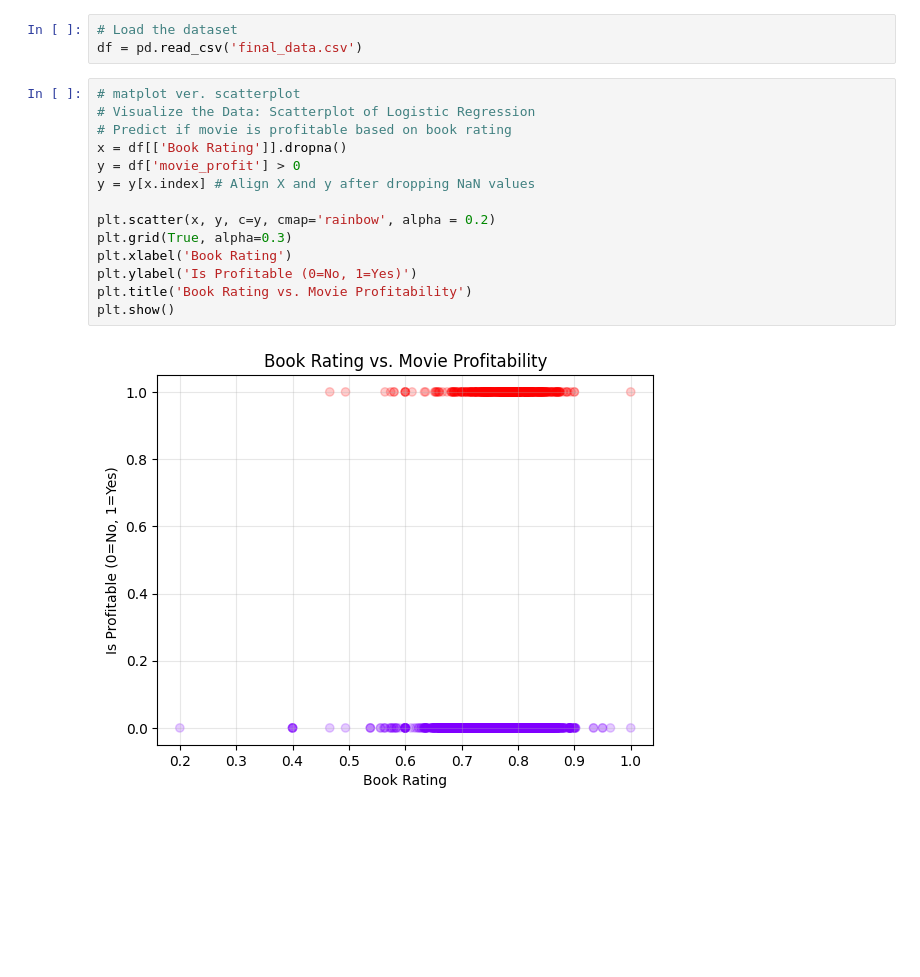
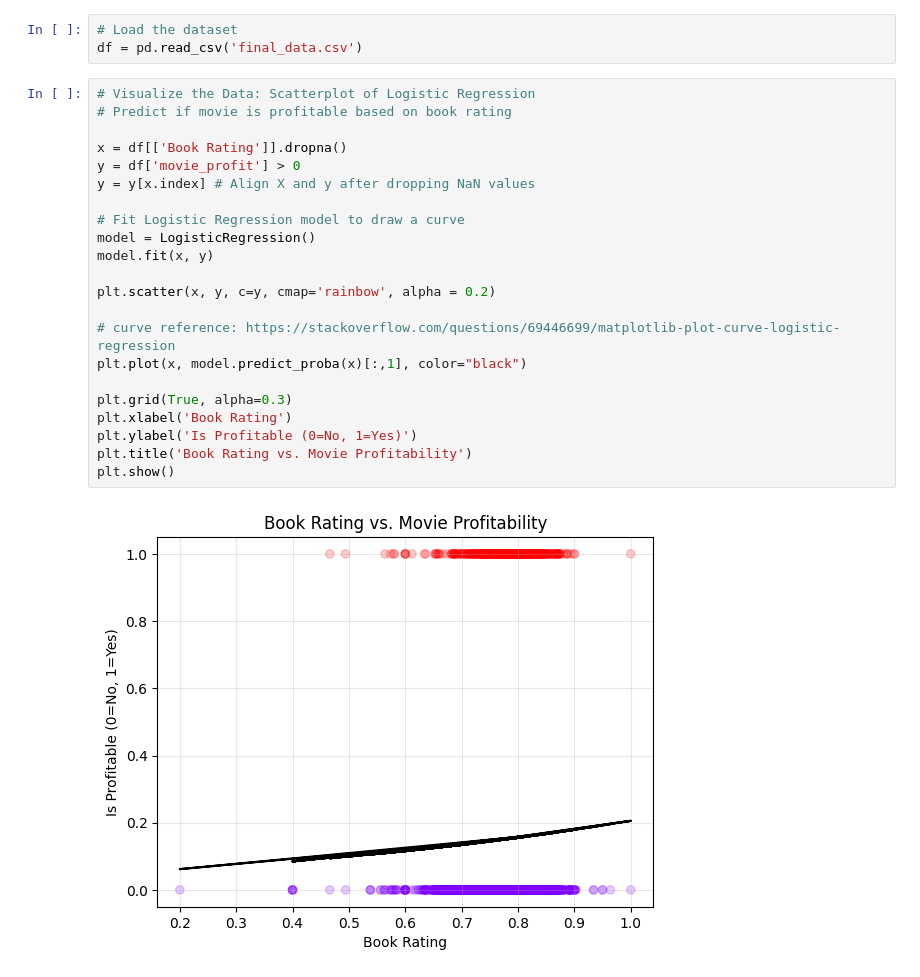
Before and after one commit to emilybae2025/Book-to-Film-Success-Prediction-Model, a Jupyter notebook: LogisticRegression.ipynb, the cells around one changed output. Saved outputs shown, nothing was run; the diff lists cells and outputs as text; blank space fills up the shorter version.

Commit message:
Improved model

```diff
--- a/LogisticRegression.ipynb
+++ b/LogisticRegression.ipynb
@@ -12,18 +16,26 @@ import numpy as np
 # Load the dataset
 df = pd.read_csv('final_data.csv')
 # %%
-# matplot ver. scatterplot
 # Visualize the Data: Scatterplot of Logistic Regression
 # Predict if movie is profitable based on book rating
+
 x = df[['Book Rating']].dropna()
 y = df['movie_profit'] > 0
 y = y[x.index] # Align X and y after dropping NaN values
 
+# Fit Logistic Regression model to draw a curve
+model = LogisticRegression()
+model.fit(x, y)
+
 plt.scatter(x, y, c=y, cmap='rainbow', alpha = 0.2)
+
+# curve reference: https://stackoverflow.com/questions/69446699/matplotlib-plot-curve-logistic-regression
+plt.plot(x, model.predict_proba(x)[:,1], color="black")
+
 plt.grid(True, alpha=0.3)
 plt.xlabel('Book Rating')
 plt.ylabel('Is Profitable (0=No, 1=Yes)')
 plt.title('Book Rating vs. Movie Profitability')
 plt.show()
 # %% [output]
-[figure, old version]
+[figure, new version]
```
Also changed, not shown: parts of 10 cells of this notebook.
